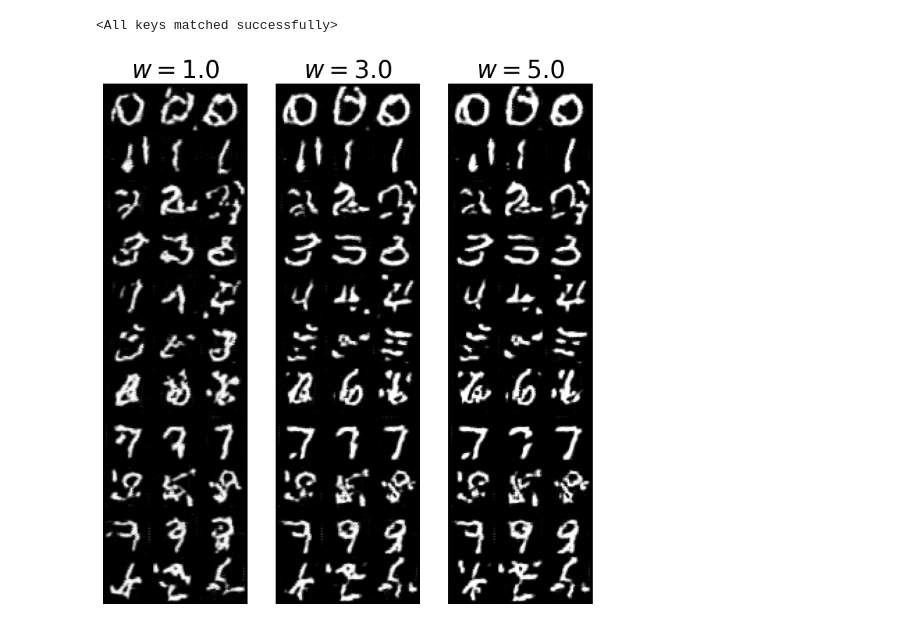
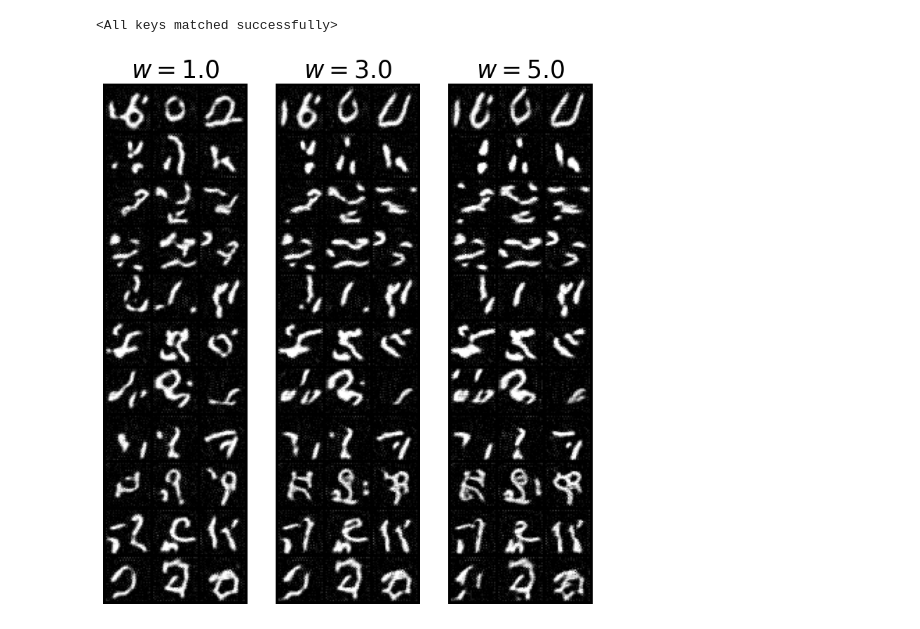
Before and after one commit to chookcurry/flow-matching, a Jupyter notebook: notebooks/mnist/eval.ipynb, the cells around one changed output. Drawn from its saved outputs; the diff is of its cells as text; code cells hidden in the pictures.

```diff
--- a/notebooks/mnist/eval.ipynb
+++ b/notebooks/mnist/eval.ipynb
@@ -23,7 +23,7 @@ path = GaussianConditionalProbabilityPath(
 unet = MNISTUNet(
     channels=[16, 32, 64],  # [32, 64, 128],
     num_residual_layers=2,
-    t_embed_dim=8,  # 40,
+    t_embed_dim=40,
     y_embed_dim=8,  # 40,
 ).to(device)
 
@@ -33,7 +33,7 @@ unet.load_state_dict(torch.load("unet.pt"))
 # %%
 # Play with these!
 samples_per_class = 3  # 10
-num_timesteps = 10
+num_timesteps = 30
 guidance_scales = [1.0, 3.0, 5.0]
 
 fig, axes = plt.subplots(
@@ -42,32 +42,32 @@ fig, axes = plt.subplots(
 
 # Sample initial conditions
 y = (
     torch.tensor([0, 1, 2, 3, 4, 5, 6, 7, 8, 9, 10], dtype=torch.int64)
     .repeat_interleave(samples_per_class)
     .to(device)
 )
 num_samples = y.shape[0]
 x0, _ = path.p_simple.sample(num_samples)  # (num_samples, 1, 32, 32)
 
 for idx, w in enumerate(guidance_scales):
     # Setup ode and simulator
-    ode = CFGVectorFieldODE(unet, guidance_scale=w)
+    ode = CFGVectorFieldODE(unet, guidance_scale=w, null_class=10)
     simulator = EulerSimulator(ode)
 
     # Simulate
     ts = (
         torch.linspace(0, 1, num_timesteps)
         .view(1, -1, 1, 1, 1)
         .expand(num_samples, -1, 1, 1, 1)
         .to(device)
     )
     x1 = simulator.simulate(x0, ts, y=y)
 
     # Plot
     grid = make_grid(x1, nrow=samples_per_class, normalize=True, value_range=(-1, 1))
     axes[idx].imshow(grid.permute(1, 2, 0).cpu(), cmap="gray")
     axes[idx].axis("off")
     axes[idx].set_title(f"$w={w:.1f}$", fontsize=25)
 plt.show()
 # %% [output]
-[figure, old version]
+[figure, new version]
```
Also changed, not shown: parts of 1 cell of this notebook, 9 other files.
